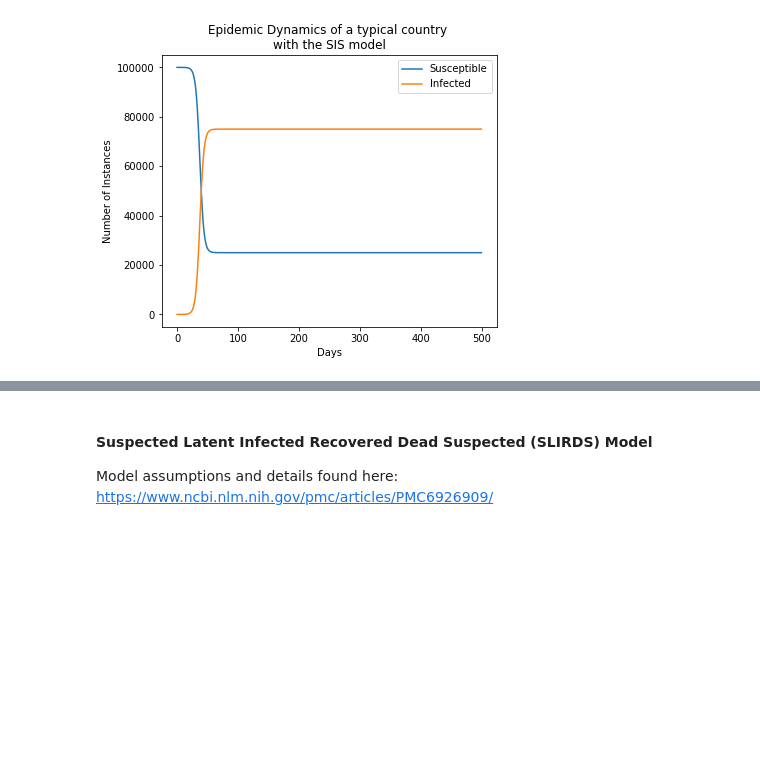
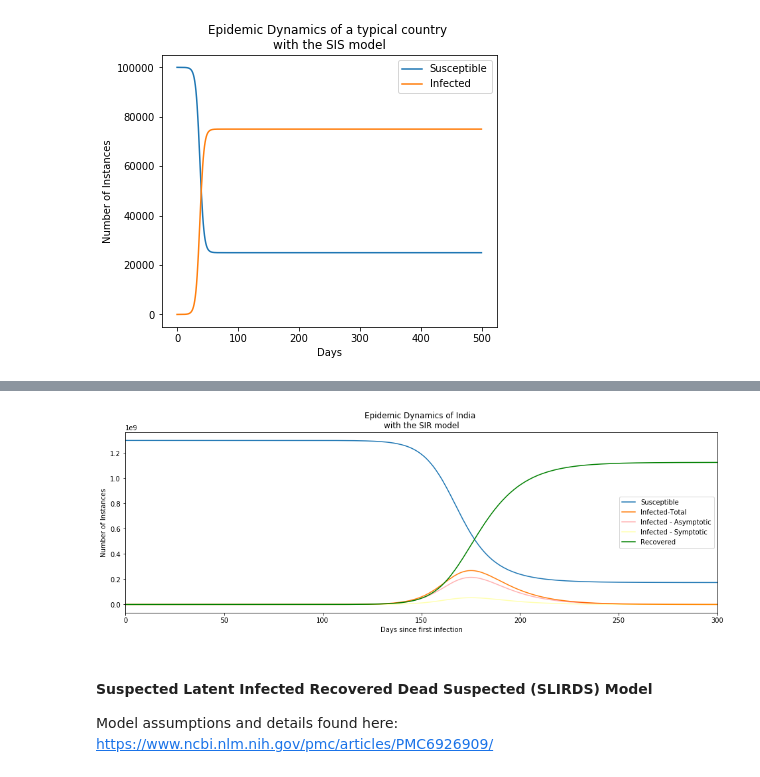
Before and after one commit to tamojit-maiti-ABI/covid-19-sim, a Jupyter notebook: COVID-19.ipynb, the cells around one changed output, grey strips where cells are left out. Saved outputs shown, nothing was run; the diff lists cells and outputs as text; code cells hidden in the pictures; blank space fills up the shorter version.

```diff
--- a/COVID-19.ipynb
+++ b/COVID-19.ipynb
@@ -156,3 +164,89 @@ plt.show()
+# %%
+# parameters
+self_isolation_factor = 0.4
+
+# time points
+n = 500
+t = np.linspace(0, n-1, n)
+
+# contact matrix
+C = np.zeros(shape = (2,2))
+C[:,:] = [[15,20],[20,70]] # initial assignment
+
+# symptomatic contact matrix
+Cs = C*self_isolation_factor
+
+# state space function
+def model1(z,t,alpha,beta,gamma,self_isolation_factor,Ni):
+    S, Ia, Is, R = z[0], z[1], z[2], z[3] # variable declaration
+
+    # contact matrix
+    C = np.zeros(shape = (2,2))
+    C[:,:] = [[15,0.2],[0.2,71]] # initial assignment
+
+#     # quarantine effects
+#     if ((t>60) & (t<81)): # from t = 60 to t = 81
+#         f1 = -1/(1+ np.exp(-t+60)) + 1 # shifted sigmoid decaying contact diminishing
+#         C[:,:] = f1*C[:,:] # factor by which contact diminished
+
+#     if ((t>92) & (t<108)): # from t = 92 to t = 108
+#         C[:,:] = 0*C[:,:] # factor by which contact diminished
+
+    Cs = C*f # symp contact matrix
+    lambda_i = beta*(np.sum(C[0,:])*Ia/Ni + np.sum(Cs[0,:])*Is/Ni) # lambda
+    dSdt = -lambda_i*S
+    dIadt = alpha*lambda_i*S - gamma*Ia
+    dIsdt = (1-alpha)*lambda_i*S - gamma*Is
+    dRdt = gamma*(Ia + Is)
+    dzdt = (dSdt, dIadt, dIsdt, dRdt)
+    return dzdt
+
+# initial conditions
+total_pop = 1300000000
+infected_a = 0
+infected_s = 1
+recovered = 0
+z0 = [total_pop, infected_a, infected_s, recovered]
+
+# solution matrices
+S = np.empty_like(t)
+Ia = np.empty_like(t)
+Is = np.empty_like(t)
+R = np.empty_like(t)
+
+# initialization
+S[0], Ia[0], Is[0], R[0] = z0[0], z0[1], z0[2], z0[3]
+
+# solve ODE
+for i in range(1,n):
+    # span for next time step
+    tspan = [t[i-1],t[i]]
+    # solve for next step
+    z = odeint(model1, z0, tspan, args = (0.8,0.0165,0.095,0.6,total_pop))
+    # populate solution matrices
+    S[i] = z[1][0]
+    Ia[i] = z[1][1]
+    Is[i] = z[1][2]
+    R[i] = z[1][3]
+    # next initial condition
+    z0 = z[1]
+
+# plot results
+plt.figure(figsize = (16,5))
+plt.plot(t,S, label = 'Susceptible')
+plt.plot(t,np.array(Ia) + np.array(Is), label = 'Infected-Total')
+plt.plot(t,Ia, label = 'Infected - Asymptotic', alpha = 0.3, c = 'red')
+plt.plot(t,Is, label = 'Infected - Symptotic', alpha = 0.3, c = 'yellow')
+plt.plot(t,R, label = 'Recovered', c = 'green')
+plt.legend()
+plt.xlabel('Days since first infection')
+plt.ylabel('Number of Instances')
+plt.title('Epidemic Dynamics of India \nwith the SIR model')
+plt.xlim([0,300])
+# plt.ylim([0,3000])
+plt.show()
+# %% [output]
+[figure, added]
 # %% [markdown]
 #### Suspected Latent Infected Recovered Dead Suspected (SLIRDS) Model
 
```
Also changed, not shown: parts of 4 cells of this notebook, 1 other file.
